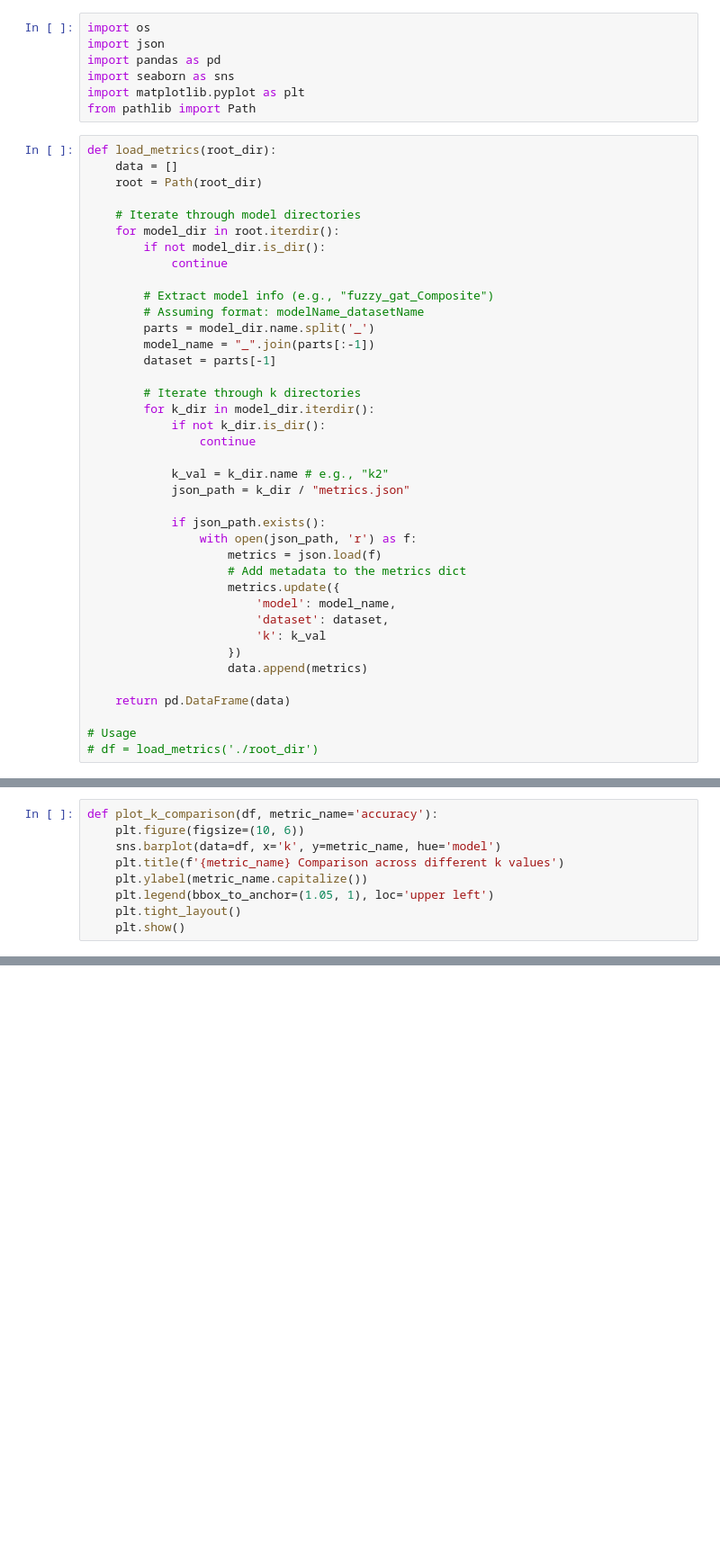
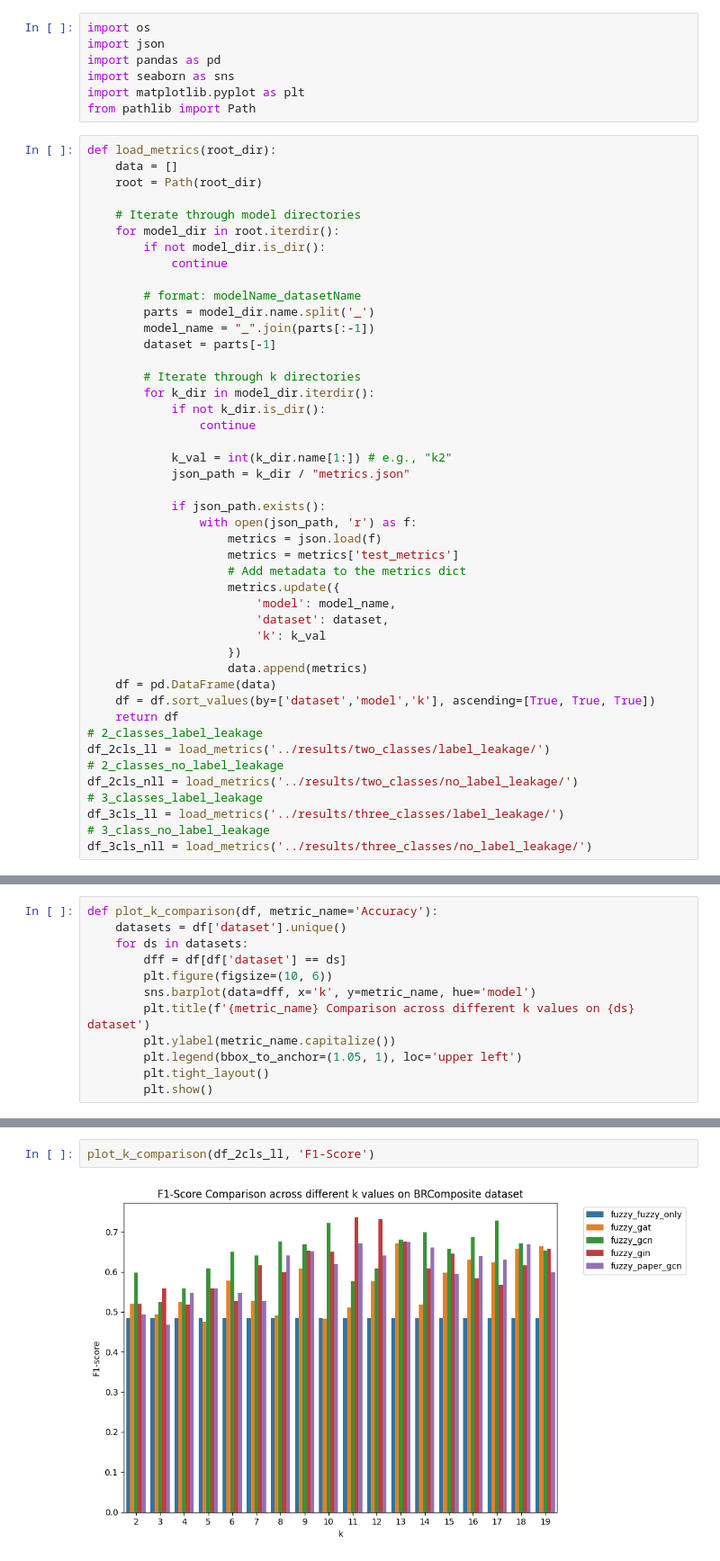
Before and after one commit to Xiaoxuan-Yu-ty/FireGNN, a Jupyter notebook: AD/visulize_metrics.ipynb, the cells around one changed output, grey strips where cells are left out. Shown at 90% size. Cells and saved outputs as stored; diff of their text form; blank space fills up the shorter version.

```diff
--- a/AD/visulize_metrics.ipynb
+++ b/AD/visulize_metrics.ipynb
@@ -15,8 +15,7 @@ def load_metrics(root_dir):
         if not model_dir.is_dir():
             continue
 
-        # Extract model info (e.g., "fuzzy_gat_Composite")
-        # Assuming format: modelName_datasetName
+        # format: modelName_datasetName
         parts = model_dir.name.split('_')
         model_name = "_".join(parts[:-1])
         dataset = parts[-1]
@@ -26,12 +25,13 @@ def load_metrics(root_dir):
             if not k_dir.is_dir():
                 continue
 
-            k_val = k_dir.name # e.g., "k2"
+            k_val = int(k_dir.name[1:]) # e.g., "k2"
             json_path = k_dir / "metrics.json"
 
             if json_path.exists():
                 with open(json_path, 'r') as f:
                     metrics = json.load(f)
+                    metrics = metrics['test_metrics']
                     # Add metadata to the metrics dict
                     metrics.update({
                         'model': model_name,
@@ -39,8 +39,14 @@ def load_metrics(root_dir):
                         'k': k_val
                     })
                     data.append(metrics)
-
-    return pd.DataFrame(data)
-
-# Usage
-# df = load_metrics('./root_dir')
+    df = pd.DataFrame(data)
+    df = df.sort_values(by=['dataset','model','k'], ascending=[True, True, True])
+    return df
+# 2_classes_label_leakage
+df_2cls_ll = load_metrics('../results/two_classes/label_leakage/')
+# 2_classes_no_label_leakage
+df_2cls_nll = load_metrics('../results/two_classes/no_label_leakage/')
+# 3_classes_label_leakage
+df_3cls_ll = load_metrics('../results/three_classes/label_leakage/')
+# 3_class_no_label_leakage
+df_3cls_nll = load_metrics('../results/three_classes/no_label_leakage/')
@@ -47,9 +124,12 @@ def load_metrics(root_dir):
 # %%
-def plot_k_comparison(df, metric_name='accuracy'):
-    plt.figure(figsize=(10, 6))
-    sns.barplot(data=df, x='k', y=metric_name, hue='model')
-    plt.title(f'{metric_name} Comparison across different k values')
-    plt.ylabel(metric_name.capitalize())
-    plt.legend(bbox_to_anchor=(1.05, 1), loc='upper left')
-    plt.tight_layout()
-    plt.show()
+def plot_k_comparison(df, metric_name='Accuracy'):
+    datasets = df['dataset'].unique()
+    for ds in datasets:
+        dff = df[df['dataset'] == ds]
+        plt.figure(figsize=(10, 6))
+        sns.barplot(data=dff, x='k', y=metric_name, hue='model')
+        plt.title(f'{metric_name} Comparison across different k values on {ds} dataset')
+        plt.ylabel(metric_name.capitalize())
+        plt.legend(bbox_to_anchor=(1.05, 1), loc='upper left')
+        plt.tight_layout()
+        plt.show()
@@ -71,0 +136,4 @@ def plot_best_models(df, metric_name='accuracy'):
+# %%
+plot_k_comparison(df_2cls_ll, 'F1-Score')
+# %% [output]
+[figure, added]
```
Also changed, not shown: parts of 15 cells of this notebook, 4 other files.
